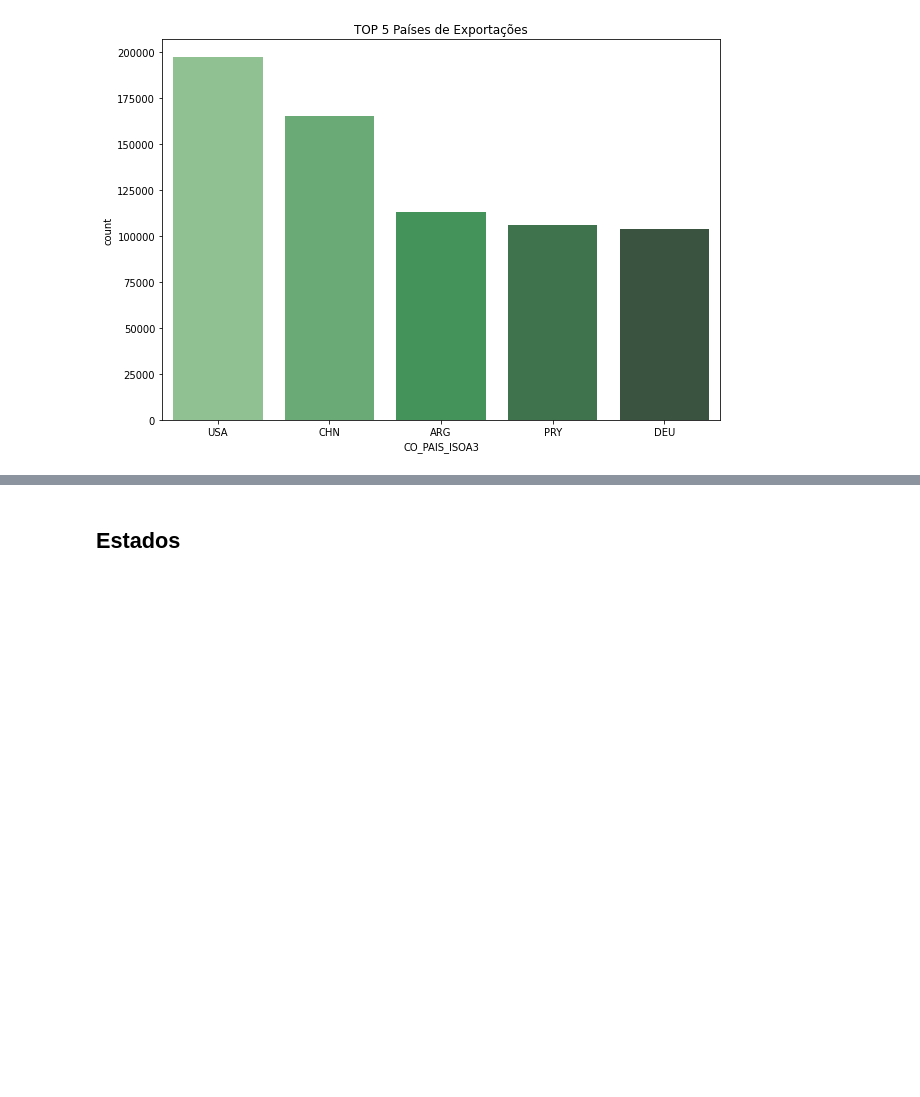
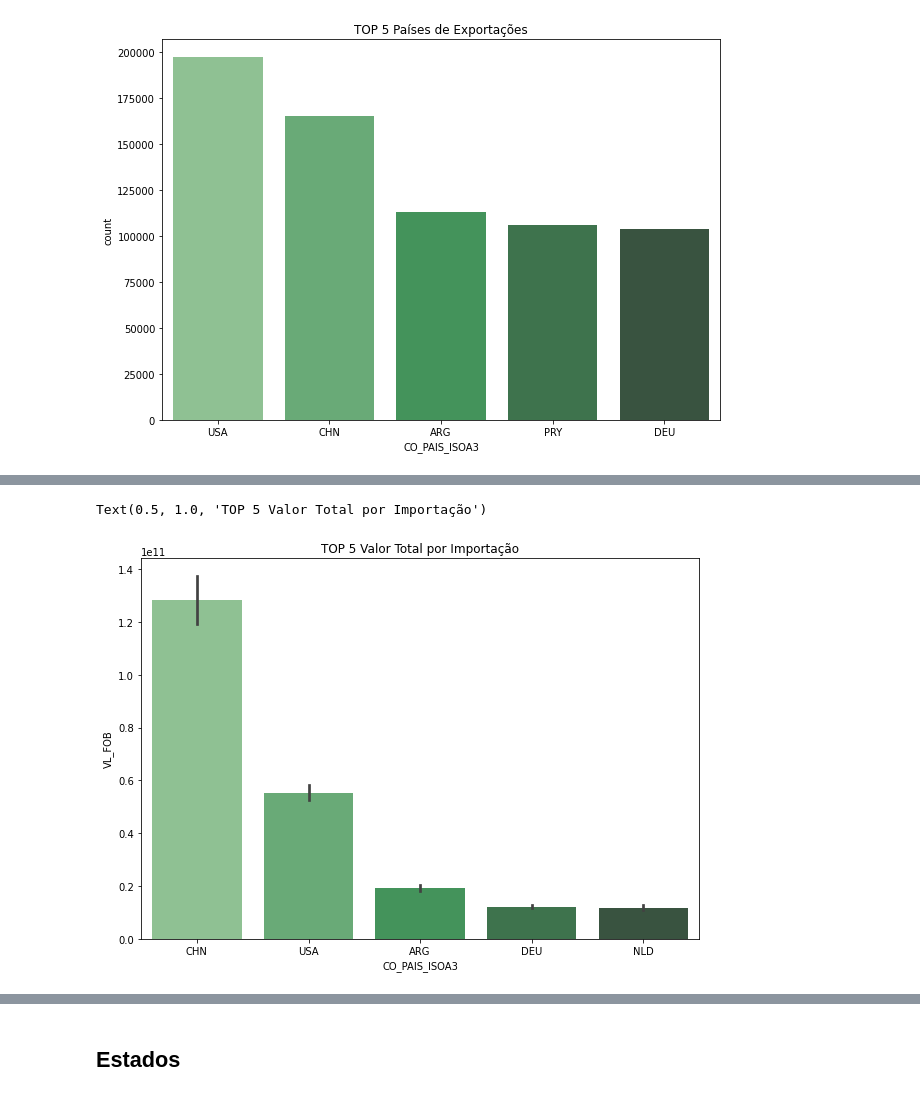
Before and after one commit to Gabrieleas10/case_FortBrasil, a Jupyter notebook: scripts/data_analysis.ipynb, the cells around one changed output, grey strips where cells are left out. Saved outputs shown, nothing was run; the diff lists cells and outputs as text; code cells hidden in the pictures; blank space fills up the shorter version.

```diff
--- a/scripts/data_analysis.ipynb
+++ b/scripts/data_analysis.ipynb
@@ -130,6 +130,9 @@ Text(0.5, 1.0, 'TOP 5 Valor Total por Importação')
 # %%
 # valor total gasto em exportações dos países - TOP5
 rcParams['figure.figsize'] = 10, 7
 plot_order = df_exp.groupby('CO_PAIS_ISOA3')['VL_FOB'].sum().sort_values(ascending=False).index.values
-sns.barplot(data=df_exp, x='CO_PAIS_ISOA3',  y='VL_FOB', palette="Greens_d",
-            order=plot_order[1:6]).set_title('TOP 5 Valor Total por Importação')
+sns.barplot(data =df_exp,  x='CO_PAIS_ISOA3',  y='VL_FOB', palette="Greens_d", estimator=sum,
+            order=plot_order[:5]).set_title('TOP 5 Valor Total por Importação')
+# %% [output]
+Text(0.5, 1.0, 'TOP 5 Valor Total por Importação')
+[figure, added]
```
Also changed, not shown: parts of 15 cells of this notebook.
